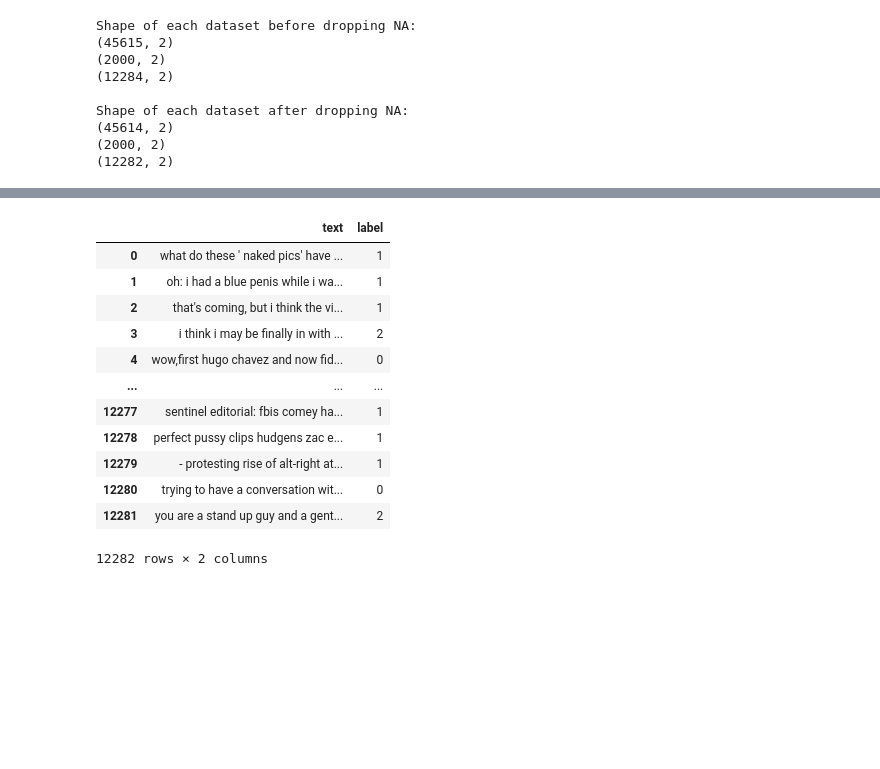
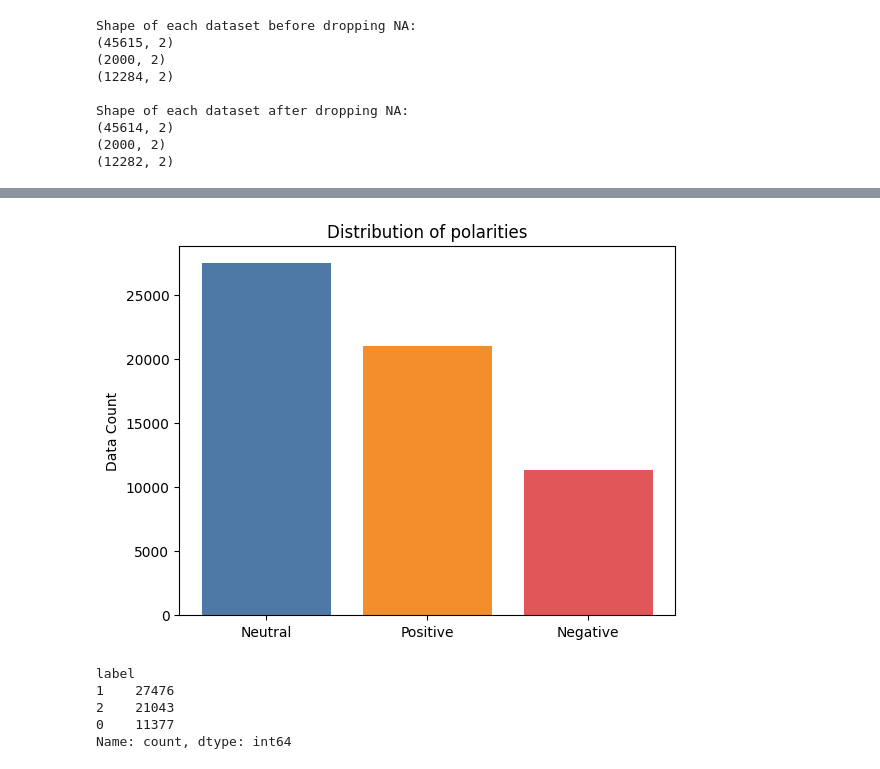
Before and after one commit to Empyrealiv/CSC3101_Capstone, a Jupyter notebook: ML/preprocessing_semeval.ipynb, the cells around one changed output, grey strips where cells are left out. Cells and saved outputs as stored; diff of their text form; code cells hidden in the pictures; blank space fills up the shorter version.

```diff
--- a/ML/preprocessing_semeval.ipynb
+++ b/ML/preprocessing_semeval.ipynb
@@ -9,14 +9,14 @@ RANDOM_SEED = 69
 2	positive
 # %%
 # File paths
-train_text_path = 'Datasets/sem_eval_2018/train_text.txt'
-train_labels_path = 'Datasets/sem_eval_2018/train_labels.txt'
+train_text_path = 'Datasets/sem_eval_2017/train_text.txt'
+train_labels_path = 'Datasets/sem_eval_2017/train_labels.txt'
 
-val_text_path = 'Datasets/sem_eval_2018/val_text.txt'
-val_labels_path = 'Datasets/sem_eval_2018/val_labels.txt'
+val_text_path = 'Datasets/sem_eval_2017/val_text.txt'
+val_labels_path = 'Datasets/sem_eval_2017/val_labels.txt'
 
-test_text_path = 'Datasets/sem_eval_2018/test_text.txt'
-test_labels_path = 'Datasets/sem_eval_2018/test_labels.txt'
+test_text_path = 'Datasets/sem_eval_2017/test_text.txt'
+test_labels_path = 'Datasets/sem_eval_2017/test_labels.txt'
 # %%
 with open(train_labels_path, "r", encoding="utf-8") as f:
     train_labels = [int(line.strip()) for line in f]
@@ -150,3 +150,13 @@ Shape of each dataset after dropping NA:
 (45614, 2)
 (2000, 2)
 (12282, 2)
+# %%
+# Combine the 3 datasets into 1
+combined_df = pd.concat([train_df, val_df, test_df])
+
+# Reset index to avoid duplicate indices
+combined_df = combined_df.reset_index(drop=True)
+
+# Display information about the combined dataset
+print(f"Shape of combined dataset: {combined_df.shape}")
+combined_df.head()
@@ -152,0 +171,10 @@ Shape of each dataset after dropping NA:
+# %%
+ternary_mapping = {
+    0: 'Negative',
+    1: 'Neutral',
+    2: 'Positive'
+}
+
+combined_df['emotion_name'] = combined_df['label'].map(ternary_mapping)
+
+combined_df
@@ -153 +195,23 @@ Shape of each dataset after dropping NA:
+# %%
+import matplotlib.pyplot as plt
+
+source_counts = combined_df['emotion_name'].value_counts()
+
+colors = ['#4e79a7', '#f28e2c', '#e15759', '#76b7b2', '#59a14f',
+          '#edc949', '#af7aa1', '#ff9da7', '#9c755f', '#bab0ab']
+
+plt.bar(source_counts.index, source_counts.values, color=colors[:len(source_counts)])
+plt.title('Distribution of polarities')
+plt.ylabel('Data Count')
+plt.show()
+# %% [output]
+[figure, added]
+# %%
+combined_df['label'].value_counts()
+# %% [output]
+label
+1    27476
+2    21043
+0    11377
+Name: count, dtype: int64
 # %%
@@ -158,20 +222,3 @@ test_output_csv = 'Datasets/sem_eval_2018/sem_eval_2018_test.csv'
 train_df.to_csv(train_output_csv, index=False, encoding="utf-8")
 val_df.to_csv(val_output_csv, index=False, encoding="utf-8")
 test_df.to_csv(test_output_csv, index=False, encoding="utf-8")
-# %%
-test_df = pd.read_csv('Datasets/sem_eval_2018/sem_eval_2018_test.csv')
-test_df
-# %% [output]
-|  | text | label |
-| 0 | what do these ' naked pics' have ... | 1 |
-| 1 | oh: i had a blue penis while i wa... | 1 |
-| 2 | that's coming, but i think the vi... | 1 |
-| 3 | i think i may be finally in with ... | 2 |
-| 4 | wow,first hugo chavez and now fid... | 0 |
-| ... | ... | ... |
-| 12277 | sentinel editorial: fbis comey ha... | 1 |
-| 12278 | perfect pussy clips hudgens zac e... | 1 |
-| 12279 | - protesting rise of alt-right at... | 1 |
-| 12280 | trying to have a conversation wit... | 0 |
-| 12281 | you are a stand up guy and a gent... | 2 |
-12282 rows × 2 columns
```
Also changed, not shown: parts of 8 cells of this notebook, 18 other files.
